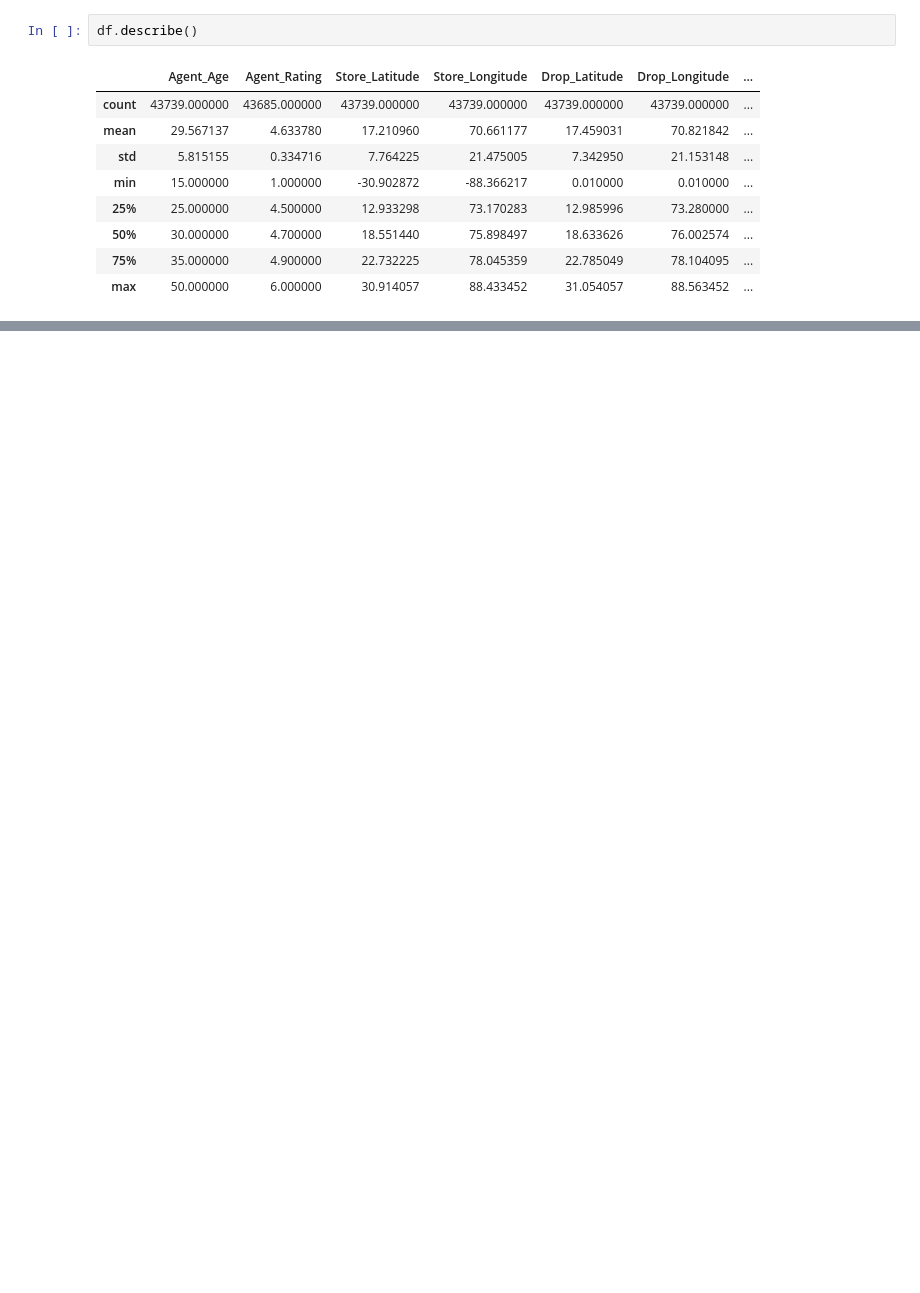
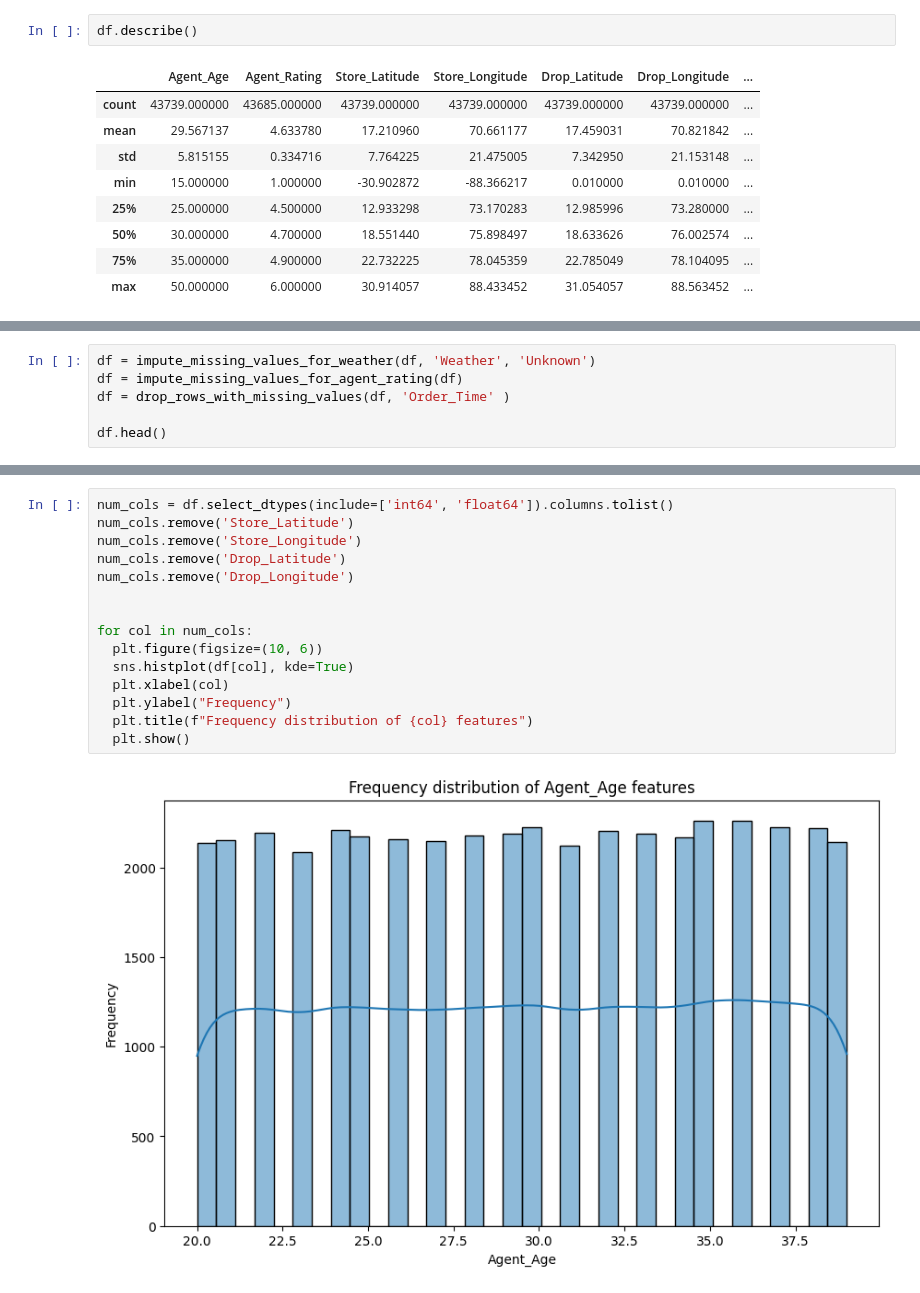
Before and after one commit to IssaMuiz/Last-Mile-ETA-Prediction, a Jupyter notebook: notebooks/data_preprocessing.ipynb, the cells around one changed output, grey strips where cells are left out. Saved outputs shown, nothing was run; the diff lists cells and outputs as text; blank space fills up the shorter version.

```diff
--- a/notebooks/data_preprocessing.ipynb
+++ b/notebooks/data_preprocessing.ipynb
@@ -108,0 +133,6 @@ memory usage: 5.3 MB
+# %%
+df = impute_missing_values_for_weather(df, 'Weather', 'Unknown')
+df = impute_missing_values_for_agent_rating(df)
+df = drop_rows_with_missing_values(df, 'Order_Time' )
+
+df.head()
@@ -108,0 +221,17 @@ memory usage: 5.3 MB
+# %%
+num_cols = df.select_dtypes(include=['int64', 'float64']).columns.tolist()
+num_cols.remove('Store_Latitude')
+num_cols.remove('Store_Longitude')
+num_cols.remove('Drop_Latitude')
+num_cols.remove('Drop_Longitude')
+
+
+for col in num_cols:
+  plt.figure(figsize=(10, 6))
+  sns.histplot(df[col], kde=True)
+  plt.xlabel(col)
+  plt.ylabel("Frequency")
+  plt.title(f"Frequency distribution of {col} features")
+  plt.show()
+# %% [output]
+[figure, added]
```
Also changed, not shown: parts of 16 cells of this notebook.
